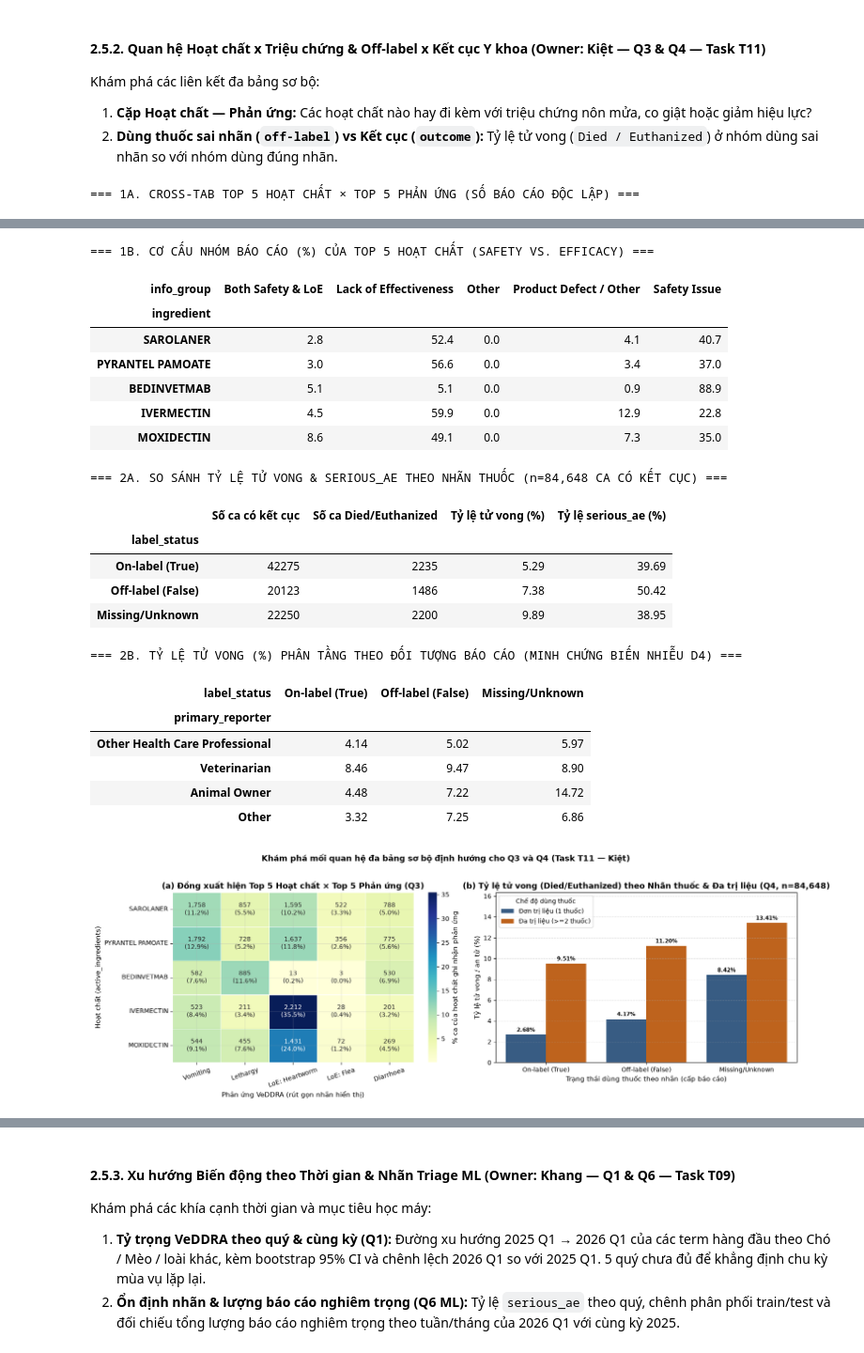
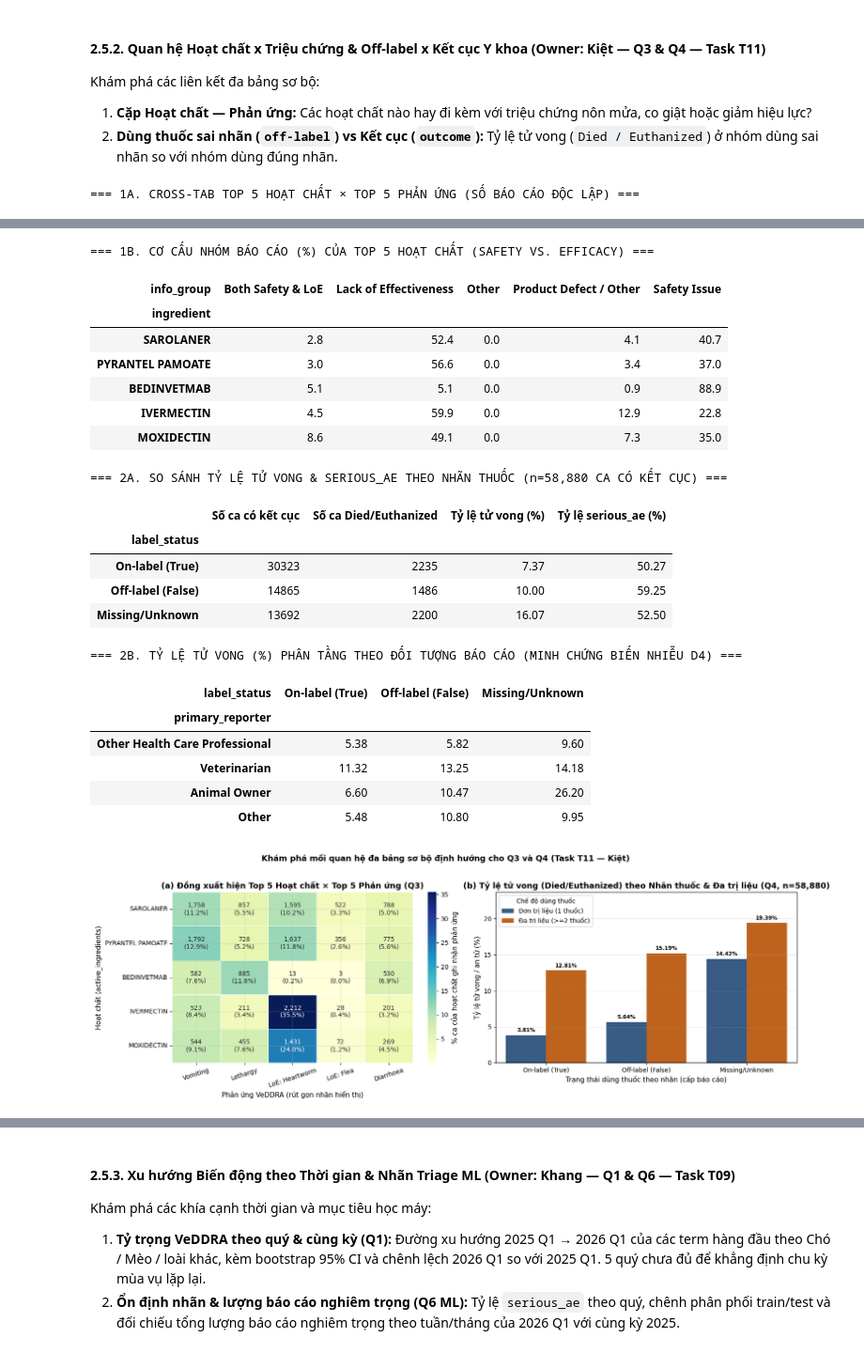
Before and after one commit to LeoTkiet/Prg4DS-G3, a Jupyter notebook: notebooks/01_collection_exploration.ipynb, the cells around one changed output, grey strips where cells are left out. Shown at 94% size. Drawn from its saved outputs; the diff is of its cells as text; code cells hidden in the pictures.

Commit message:
fix(preprocessing,eda): resolve PR #18 review comments on dose units, Q4 fatal outcome filter, placeholder regex, boolean labels, and female_physio_status

```diff
--- a/notebooks/01_collection_exploration.ipynb
+++ b/notebooks/01_collection_exploration.ipynb
@@ -2068,7 +2069,8 @@ def _agg_report_label(s: pd.Series) -> str:
 rep_label = drugs_r.groupby(KEY_R)["used_according_to_label"].apply(_agg_report_label)
 rep_num_drugs = drugs_r.groupby(KEY_R).size()
 rep_fatal = (
-    outcomes_r.assign(is_fatal=outcomes_r["medical_status"].isin(["Died", "Euthanized"]))
+    outcomes_r.loc[outcomes_r["medical_status"] != "Outcome Unknown"]
+    .assign(is_fatal=lambda x: x["medical_status"].isin(["Died", "Euthanized"]))
     .groupby(KEY_R)["is_fatal"]
     .any()
 )
@@ -2170,42 +2172,42 @@ for patch in axes[1].patches:
             va="bottom",
             fontsize=8.5,
             fontweight="bold",
         )
 
 plt.suptitle("Khám phá mối quan hệ đa bảng sơ bộ định hướng cho Q3 và Q4 (Task T11 — Kiệt)", fontsize=13, fontweight="bold", y=1.02)
 plt.tight_layout()
 plt.show()
 # %% [output]
 === 1A. CROSS-TAB TOP 5 HOẠT CHẤT × TOP 5 PHẢN ỨNG (SỐ BÁO CÁO ĐỘC LẬP) ===
 | veddra_term_name | Vomiting | Lethargy (see also Central nervou... | Lack of efficacy (endoparasite) -... | Lack of efficacy (ectoparasite) -... | Diarrhoea | ... |
 | ingredient |  |  |  |  |  | ... |
 | SAROLANER | 1758 | 857 | 1595 | 522 | 788 | ... |
 | PYRANTEL PAMOATE | 1792 | 728 | 1637 | 356 | 775 | ... |
 | BEDINVETMAB | 582 | 885 | 13 | 3 | 530 | ... |
 | IVERMECTIN | 523 | 211 | 2212 | 28 | 201 | ... |
 | MOXIDECTIN | 544 | 455 | 1431 | 72 | 269 | ... |
 === 1B. CƠ CẤU NHÓM BÁO CÁO (%) CỦA TOP 5 HOẠT CHẤT (SAFETY VS. EFFICACY) ===
 | info_group | Both Safety & LoE | Lack of Effectiveness | Other | Product Defect / Other | Safety Issue |
 | ingredient |  |  |  |  |  |
 | SAROLANER | 2.8 | 52.4 | 0.0 | 4.1 | 40.7 |
 | PYRANTEL PAMOATE | 3.0 | 56.6 | 0.0 | 3.4 | 37.0 |
 | BEDINVETMAB | 5.1 | 5.1 | 0.0 | 0.9 | 88.9 |
 | IVERMECTIN | 4.5 | 59.9 | 0.0 | 12.9 | 22.8 |
 | MOXIDECTIN | 8.6 | 49.1 | 0.0 | 7.3 | 35.0 |
-=== 2A. SO SÁNH TỶ LỆ TỬ VONG & SERIOUS_AE THEO NHÃN THUỐC (n=84,648 CA CÓ KẾT CỤC) ===
+=== 2A. SO SÁNH TỶ LỆ TỬ VONG & SERIOUS_AE THEO NHÃN THUỐC (n=58,880 CA CÓ KẾT CỤC) ===
 |  | Số ca có kết cục | Số ca Died/Euthanized | Tỷ lệ tử vong (%) | Tỷ lệ serious_ae (%) |
 | label_status |  |  |  |  |
-| On-label (True) | 42275 | 2235 | 5.29 | 39.69 |
-| Off-label (False) | 20123 | 1486 | 7.38 | 50.42 |
-| Missing/Unknown | 22250 | 2200 | 9.89 | 38.95 |
+| On-label (True) | 30323 | 2235 | 7.37 | 50.27 |
+| Off-label (False) | 14865 | 1486 | 10.00 | 59.25 |
+| Missing/Unknown | 13692 | 2200 | 16.07 | 52.50 |
 === 2B. TỶ LỆ TỬ VONG (%) PHÂN TẦNG THEO ĐỐI TƯỢNG BÁO CÁO (MINH CHỨNG BIẾN NHIỄU D4) ===
 | label_status | On-label (True) | Off-label (False) | Missing/Unknown |
 | primary_reporter |  |  |  |
-| Other Health Care Professional | 4.14 | 5.02 | 5.97 |
-| Veterinarian | 8.46 | 9.47 | 8.90 |
-| Animal Owner | 4.48 | 7.22 | 14.72 |
-| Other | 3.32 | 7.25 | 6.86 |
+| Other Health Care Professional | 5.38 | 5.82 | 9.60 |
+| Veterinarian | 11.32 | 13.25 | 14.18 |
+| Animal Owner | 6.60 | 10.47 | 26.20 |
+| Other | 5.48 | 10.80 | 9.95 |
-[figure, old version]
+[figure, new version]
 # %% [markdown]
 **Nhận xét định lượng cho Mục 2.5.2 (Định hướng trực tiếp cho Q3 & Q4):**
 
```
Also changed, not shown: parts of 7 cells of this notebook, 2 other files.
